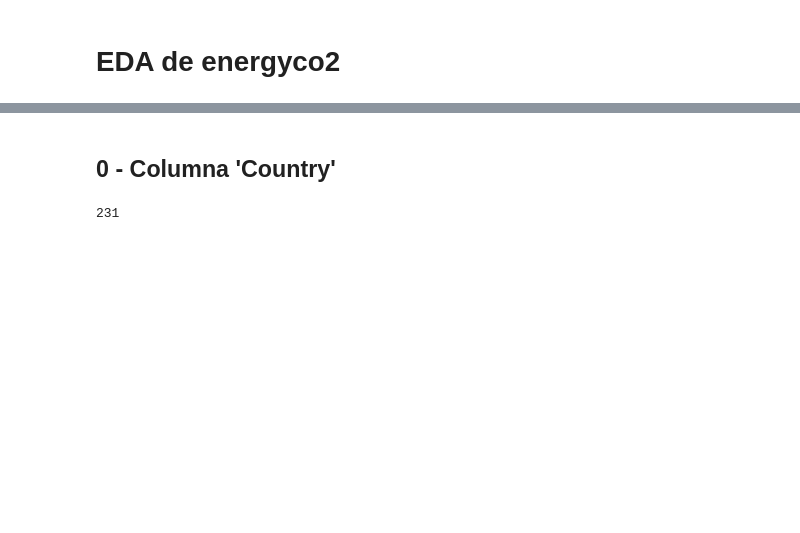
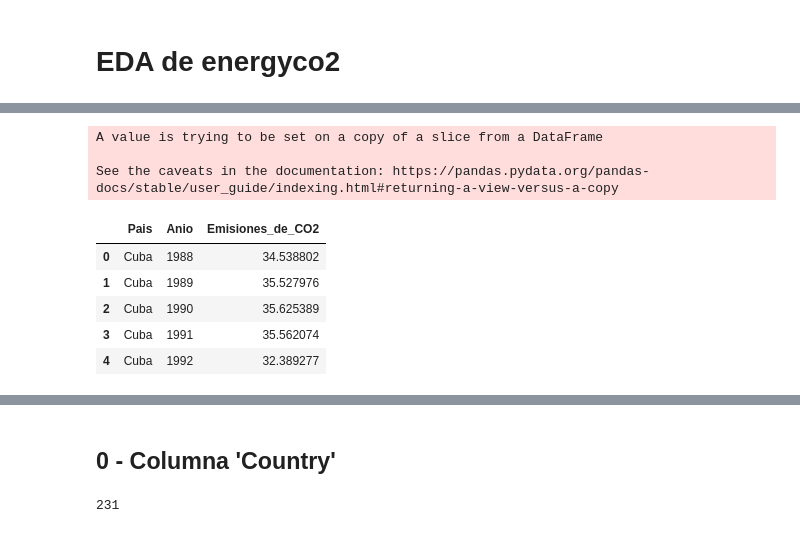
Before and after one commit to jalilpablo/Comision_Latinoamericana, a Jupyter notebook: EDA energyco2.ipynb, the cells around one changed output, grey strips where cells are left out. Drawn from its saved outputs; the diff is of its cells as text; code cells hidden in the pictures; blank space fills up the shorter version.

```diff
--- a/EDA energyco2.ipynb
+++ b/EDA energyco2.ipynb
@@ -8,3 +11,34 @@ import pandas as pd
+# %%
+credentials = service_account.Credentials.from_service_account_file('tidy-hold-359719-f6808bf80ee8.json') #credenciales
+project_id = 'tidy-hold-359719' #nombre del proyecto
+client = bigquery.Client(credentials= credentials,project=project_id) #creo cliente
+dataset_ref = client.dataset("proyecto", project=project_id) #referencia al dataset
+dataset = client.get_dataset(dataset_ref) #dataset
+#QUERYS
+q_NDC="""SELECT * FROM `tidy-hold-359719.proyecto.NDC`"""   #query para tabla NDC
+q_energyco2 = """
+SELECT Country AS Pais, Year AS Anio, CO2_emission AS Emisiones_de_CO2
+FROM `tidy-hold-359719.proyecto.energyco2`
+WHERE Energy_type = 'all_energy_types'
+"""
+NDC = client.query(q_NDC).to_dataframe() #dataframe de NDC
+tabla = client.query(q_energyco2).to_dataframe()
+# %%
+def traductor(df):
+  for i in range(len(df)):
+    for j in range(len(NDC)):
+        if lev.ratio(df['Pais'][i], NDC['Pais'][j]) > 0.6:
+            df.Pais[i]= NDC['Pais'][j]
+  df.loc[df['Pais']=='World', 'Pais']='Mundo'
+  df.loc[df['Pais']=='United States', 'Pais']='Estados Unidos'
+  df.loc[df['Pais']=='Dominican Republic', 'Pais']='República Dominicana'
+  df.loc[df['Pais']=='Saint Kitts and Nevis', 'Pais']='San Cristóbal y Nieves'
+  return df
+
+def filtro_latam(df):
+  df = df[df.Pais.isin(NDC.Pais.unique().tolist())]
+  df.reset_index(drop=True, inplace=True)
+  return df
 # %%
 # Importamos y mostramos
 tabla = pd.read_csv('energyco2.csv', index_col=0)
@@ -52,0 +96,15 @@ memory usage: 4.7+ MB
+# %%
+NDC.rename(columns={'string_field_0':'Pais'},inplace=True)
+tabla = traductor(tabla)
+tabla = filtro_latam(tabla)
+tabla.head()
+# %% [output]
+A value is trying to be set on a copy of a slice from a DataFrame
+
+See the caveats in the documentation: https://pandas.pydata.org/pandas-docs/stable/user_guide/indexing.html#returning-a-view-versus-a-copy
+|  | Pais | Anio | Emisiones_de_CO2 |
+| 0 | Cuba | 1988 | 34.538802 |
+| 1 | Cuba | 1989 | 35.527976 |
+| 2 | Cuba | 1990 | 35.625389 |
+| 3 | Cuba | 1991 | 35.562074 |
+| 4 | Cuba | 1992 | 32.389277 |
```
Also changed, not shown: parts of 12 cells of this notebook, 3 other files.
